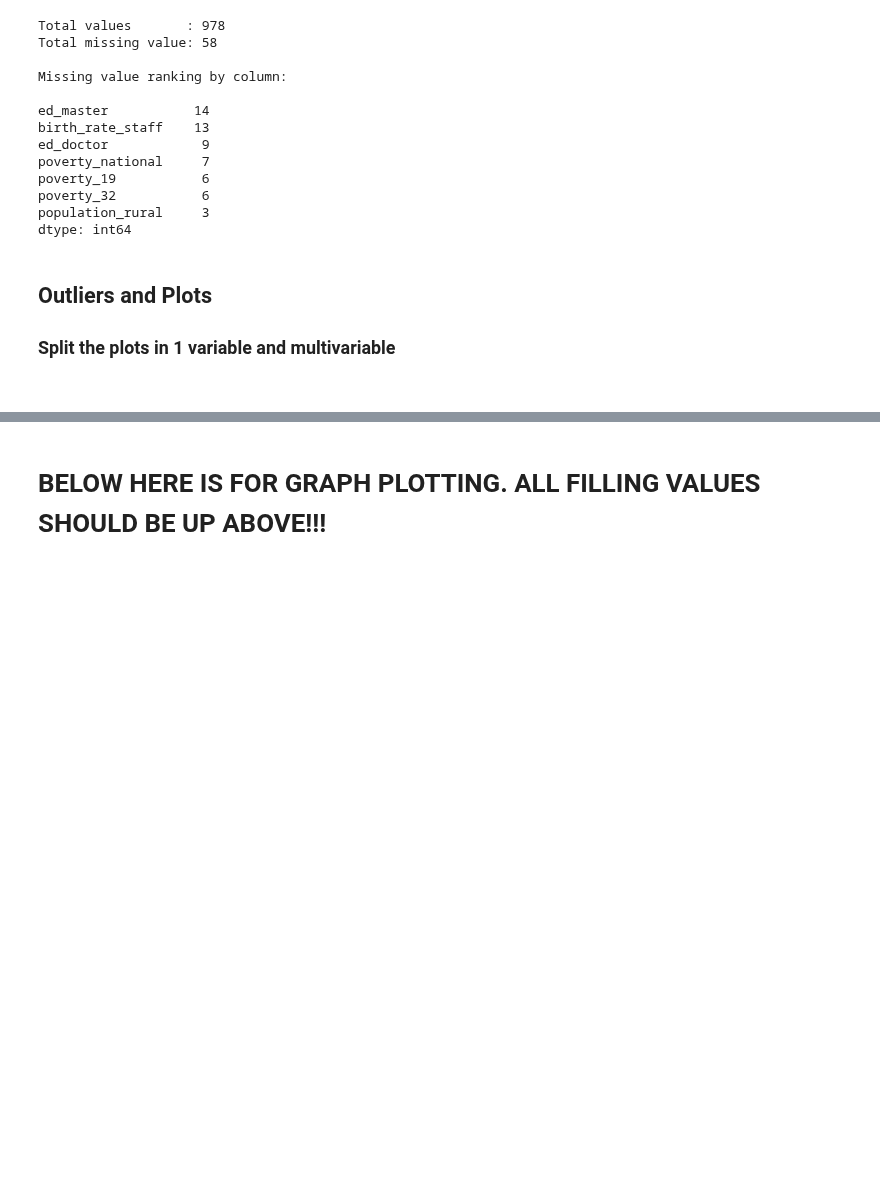
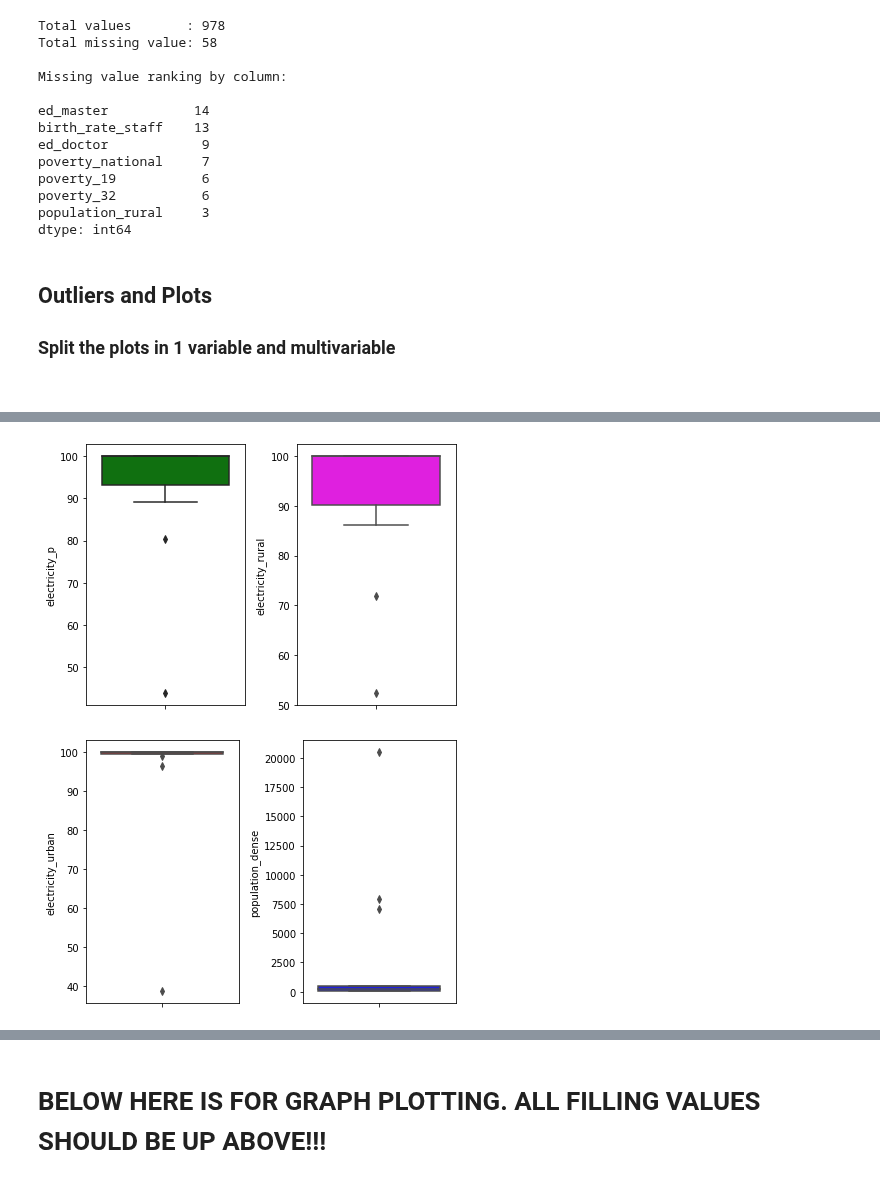
Before and after one commit to georgina1994/Optimus-Primer, a Jupyter notebook: Final Project.ipynb, the cells around one changed output, grey strips where cells are left out. Cells and saved outputs as stored; diff of their text form; code cells hidden in the pictures; blank space fills up the shorter version.

Commit message:
adding boxplots health and enviroment

```diff
--- a/Final Project.ipynb
+++ b/Final Project.ipynb
@@ -1866,0 +1880,24 @@ dtype: int64
+# %%
+#Environment variables#
+#VISUAL OULIER DETECTION#
+
+plt.subplot (1,2,1)
+sns.boxplot(y = electricity_p, data = revised_data, color = 'green')
+
+plt.subplot (1,2,2)
+sns.boxplot(y = electricity_rural, data = revised_data, color = 'magenta')
+
+plt.tight_layout()
+plt.show()
+
+plt.subplot (1,2,1)
+sns.boxplot(y = electricity_urban, data = revised_data, color = 'red')
+
+plt.subplot (1,2,2)
+sns.boxplot(y = population_dense, data = revised_data, color = 'blue')
+
+plt.tight_layout()
+plt.show()
+# %% [output]
+[figure, added]
+[figure, added]
```
Also changed, not shown: parts of 4 cells of this notebook.
